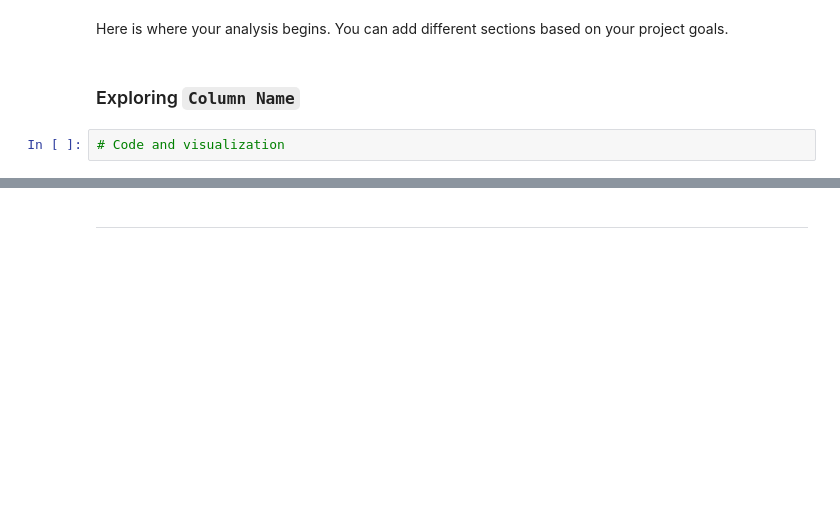
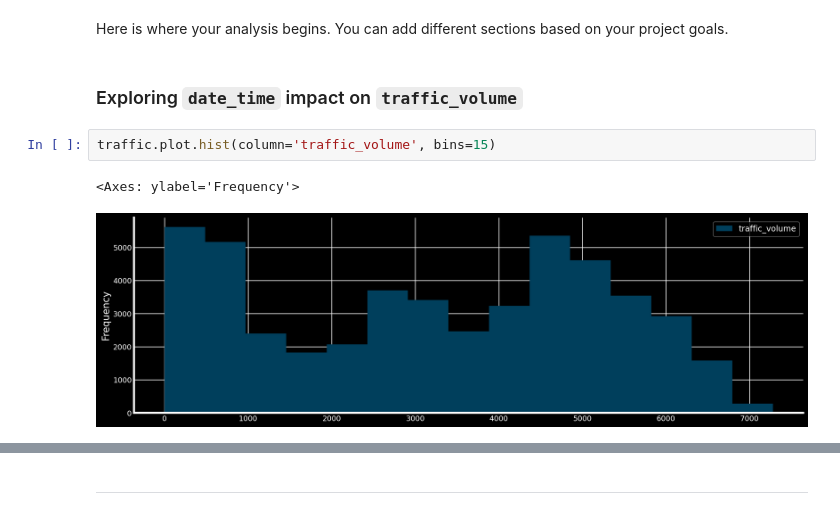
Before and after one commit to aleciaduncan/Data-Analysis, a Jupyter notebook: i94-traffic/i94-traffic.ipynb, the cells around one changed output, grey strips where cells are left out. Cells and saved outputs as stored; diff of their text form; blank space fills up the shorter version.

Commit message:
date_time and traffic_volume exploration

```diff
--- a/i94-traffic/i94-traffic.ipynb
+++ b/i94-traffic/i94-traffic.ipynb
@@ -445,6 +445,9 @@ print(len(traffic))
 # %% [markdown]
 Here is where your analysis begins. You can add different sections based on your project goals.
 # %% [markdown]
-### Exploring `Column Name`
+### Exploring `date_time` impact on `traffic_volume`
 # %%
-# Code and visualization
+traffic.plot.hist(column='traffic_volume', bins=15)
+# %% [output]
+<Axes: ylabel='Frequency'>
+[figure, added]
```
Also changed, not shown: parts of 26 cells of this notebook.
